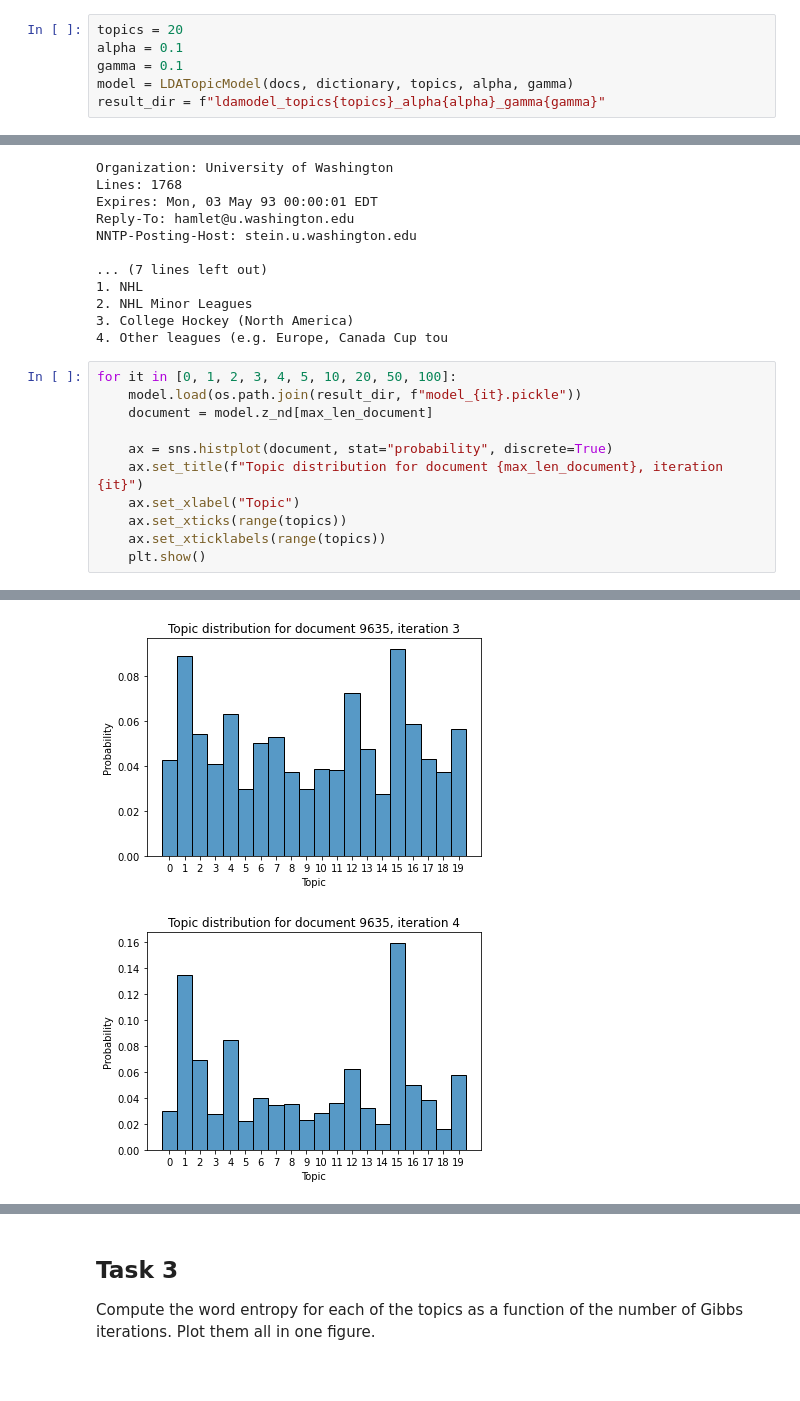
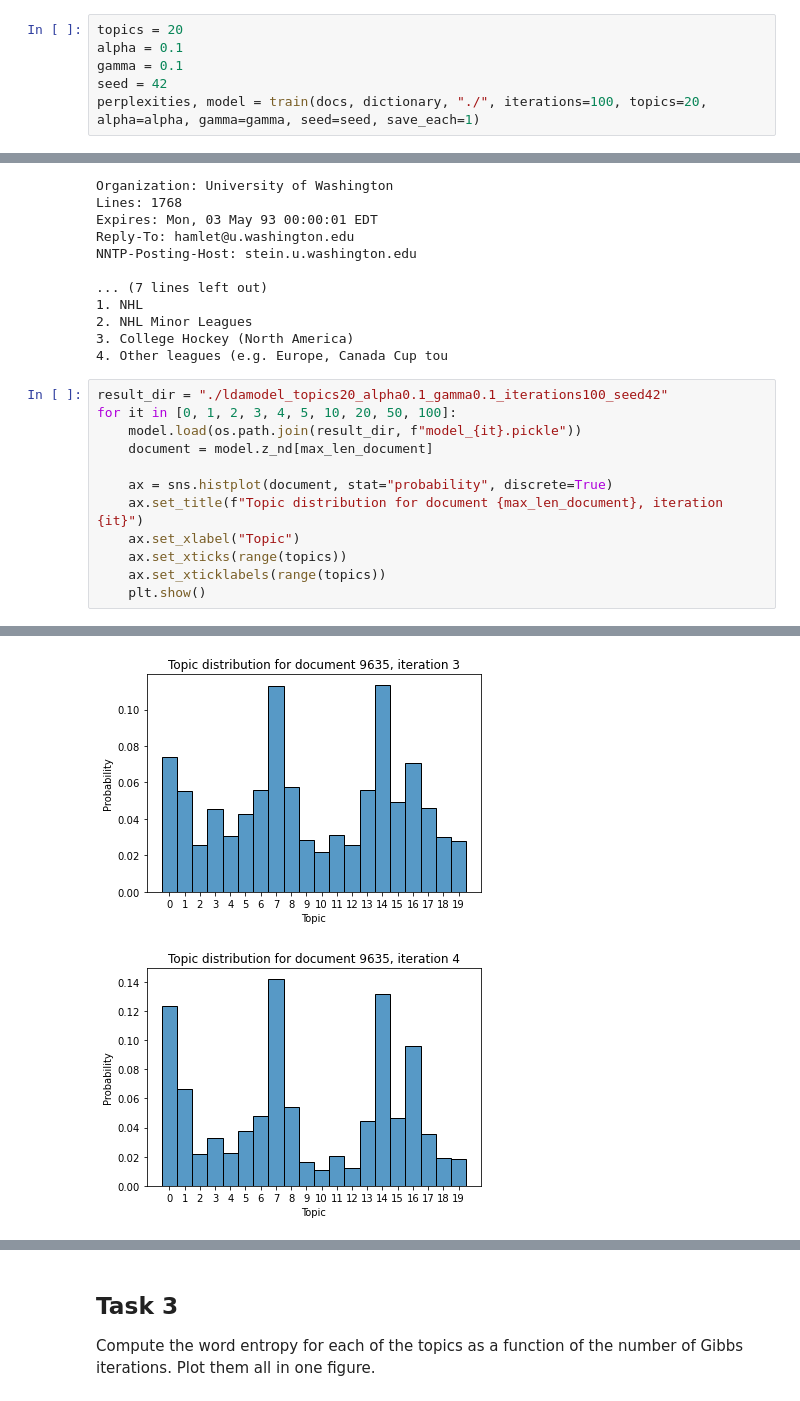
Before and after one commit to kukas/lda_topic_modeling, a Jupyter notebook: latent_dirichlet_allocation.ipynb, the cells around one changed output, grey strips where cells are left out. Drawn from its saved outputs; the diff is of its cells as text.

```diff
--- a/latent_dirichlet_allocation.ipynb
+++ b/latent_dirichlet_allocation.ipynb
@@ -42,5 +42,5 @@ number of topics K = 20.
 topics = 20
 alpha = 0.1
 gamma = 0.1
-model = LDATopicModel(docs, dictionary, topics, alpha, gamma)
-result_dir = f"ldamodel_topics{topics}_alpha{alpha}_gamma{gamma}"
+seed = 42
+perplexities, model = train(docs, dictionary, "./", iterations=100, topics=20, alpha=alpha, gamma=gamma, seed=seed, save_each=1)
@@ -77,6 +95,7 @@ NNTP-Posting-Host: stein.u.washington.edu
 3. College Hockey (North America)
 4. Other leagues (e.g. Europe, Canada Cup tou
 # %%
+result_dir = "./ldamodel_topics20_alpha0.1_gamma0.1_iterations100_seed42"
 for it in [0, 1, 2, 3, 4, 5, 10, 20, 50, 100]:
     model.load(os.path.join(result_dir, f"model_{it}.pickle"))
     document = model.z_nd[max_len_document]
@@ -94,2 +113,2 @@ for it in [0, 1, 2, 3, 4, 5, 10, 20, 50, 100]:
-[figure, old version]
+[figure, new version]
-[figure, old version]
+[figure, new version]
```
Also changed, not shown: parts of 26 cells of this notebook, 1 other file.
